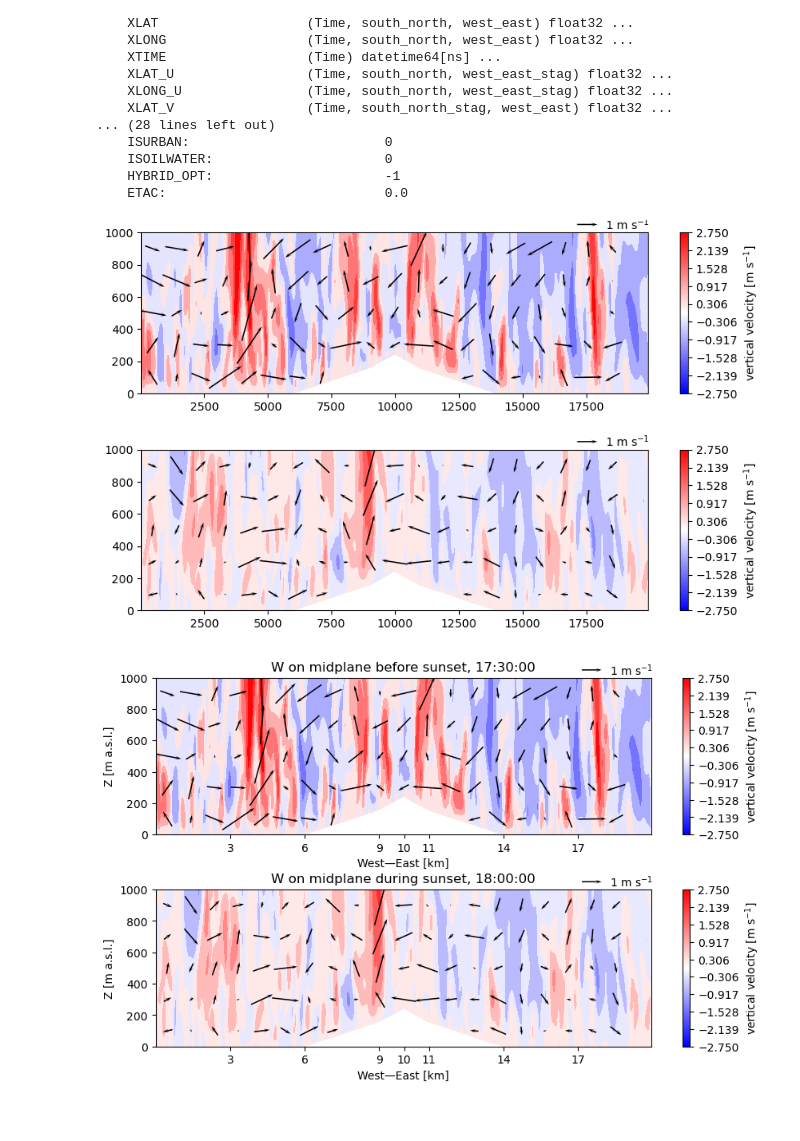
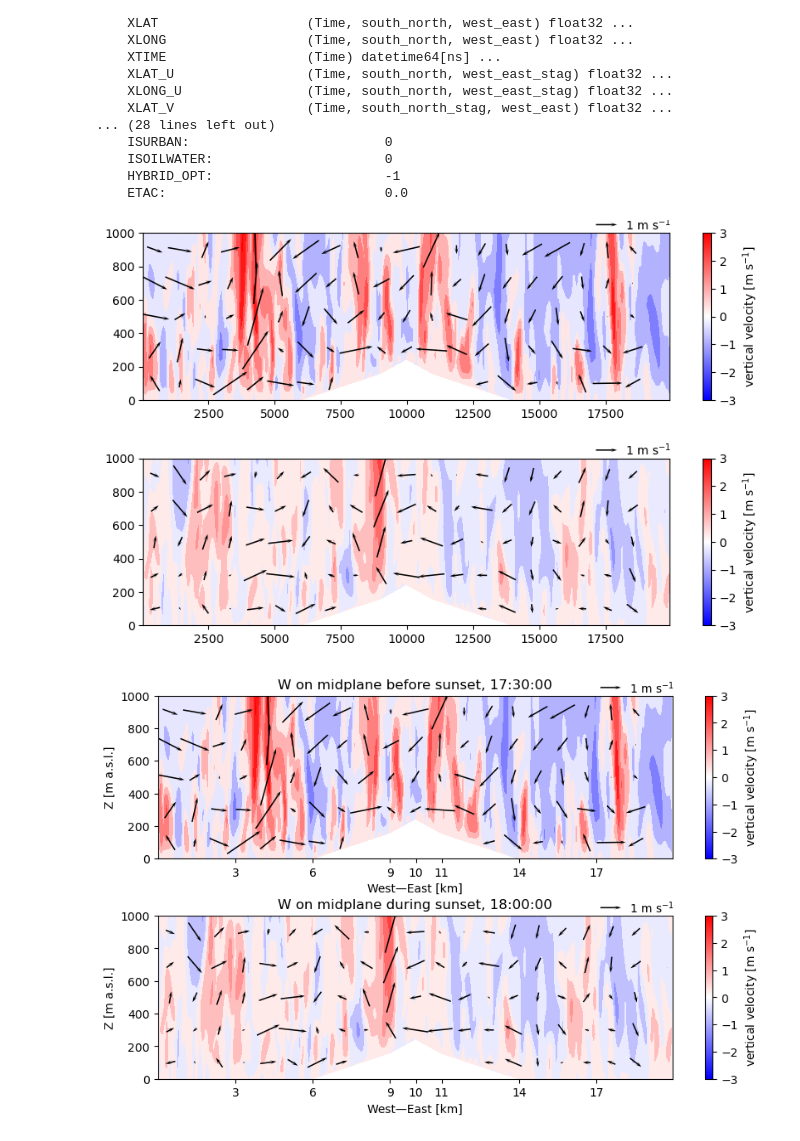
Before and after one commit to adconnolly/SlopeFlow, a Jupyter notebook: analysis/plot_XZ_sunsetW.ipynb, the cells around one changed output. Saved outputs shown, nothing was run; the diff lists cells and outputs as text; code cells hidden in the pictures.

```diff
--- a/analysis/plot_XZ_sunsetW.ipynb
+++ b/analysis/plot_XZ_sunsetW.ipynb
@@ -71,9 +71,9 @@ if varStr == "W":
 else:
     cbarLabels = nt*[r''+varStr+r' [m s$^{-1}$]']
 
-vmin = -2.75
-vmax = 2.75
-cbarTicks = np.linspace(vmin,vmax,10)
+vmin = -3
+vmax = 3
+cbarTicks = np.linspace(vmin,vmax,7)
 norm = matplotlib.colors.Normalize(vmin=vmin, vmax=vmax)
 mappable = ScalarMappable(norm=norm, cmap='bwr')
 
@@ -105,34 +105,34 @@ for it, itime in enumerate(itimes):
 
     cbar = fig.colorbar( mappable,
                         ax=axs[it],
                         norm=norm,
                         cmap="bwr",label=cbarLabels[0], ticks = cbarTicks
                         )
 
 
     qv = axs[it].quiver(X, Z, u, w, angles= 'uv',# scale_units='uv',
                         scale=25,         # Larger -> shorter arrows (adjust experimentally)
                         width=0.0025,      # Thinner shafts than default (~0.005)
                         headwidth=3,      # Default is 3, but reducing vertical bulk
                         headlength=5,     # Default is 5, smaller head in stretched axes
                         headaxislength=3, # Controls head flare; keep small
                         pivot='middle'    # Center pivot helps in stretched plots
                        )
 
     axs[it].quiverkey(qv,
                 X=0.9, Y=1.05,    # position in axes fraction coords (0–1)
                 U=1,              # vector magnitude represented
                 label=r'1 m s$^{-1}$',    # label text
                 labelpos='E'      # 'N', 'S', 'E', 'W' for label position
                 )
 
 
     # cbar.set_ticks(cbarTicks)
     # cbar.set_lim( (vmin, vmax) )
 
 fig.subplots_adjust(hspace=0.35)
 # %% [output]
-[figure, old version]
+[figure, new version]
 # %%
 title_spec = ["before sunset, ","during sunset, "]
 for it, itime in enumerate(itimes):
@@ -146,7 +146,7 @@ for it, itime in enumerate(itimes):
 
 fig
 # %% [output]
-[figure, old version]
+[figure, new version]
 # %%
 save=True
 if save:
```
Also changed, not shown: 8 other files.
